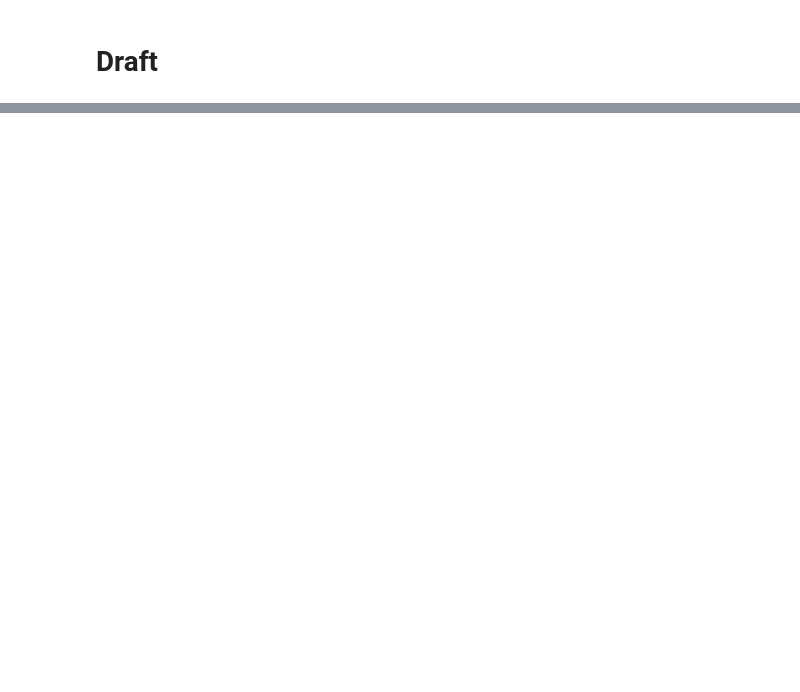
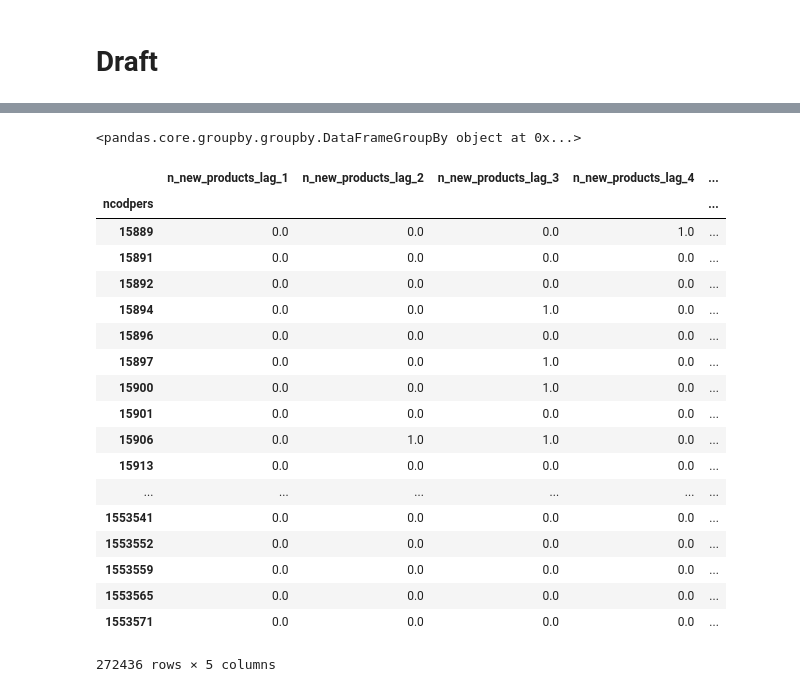
Before and after one commit to LiYan1988/santander-production-recommandation, a Jupyter notebook: notebooks/eda_4_30.ipynb, the cells around one changed output, grey strips where cells are left out. Drawn from its saved outputs; the diff is of its cells as text; code cells hidden in the pictures; blank space fills up the shorter version.

```diff
--- a/notebooks/eda_4_30.ipynb
+++ b/notebooks/eda_4_30.ipynb
@@ -65,0 +191,26 @@ Counting pattern...
+# %%
+target_history
+# %% [output]
+<pandas.core.groupby.groupby.DataFrameGroupBy object at 0x...>
+# %%
+dn
+# %% [output]
+|  | n_new_products_lag_1 | n_new_products_lag_2 | n_new_products_lag_3 | n_new_products_lag_4 | ... |
+| ncodpers |  |  |  |  | ... |
+| 15889 | 0.0 | 0.0 | 0.0 | 1.0 | ... |
+| 15891 | 0.0 | 0.0 | 0.0 | 0.0 | ... |
+| 15892 | 0.0 | 0.0 | 0.0 | 0.0 | ... |
+| 15894 | 0.0 | 0.0 | 1.0 | 0.0 | ... |
+| 15896 | 0.0 | 0.0 | 0.0 | 0.0 | ... |
+| 15897 | 0.0 | 0.0 | 1.0 | 0.0 | ... |
+| 15900 | 0.0 | 0.0 | 1.0 | 0.0 | ... |
+| 15901 | 0.0 | 0.0 | 0.0 | 0.0 | ... |
+| 15906 | 0.0 | 1.0 | 1.0 | 0.0 | ... |
+| 15913 | 0.0 | 0.0 | 0.0 | 0.0 | ... |
+| ... | ... | ... | ... | ... | ... |
+| 1553541 | 0.0 | 0.0 | 0.0 | 0.0 | ... |
+| 1553552 | 0.0 | 0.0 | 0.0 | 0.0 | ... |
+| 1553559 | 0.0 | 0.0 | 0.0 | 0.0 | ... |
+| 1553565 | 0.0 | 0.0 | 0.0 | 0.0 | ... |
+| 1553571 | 0.0 | 0.0 | 0.0 | 0.0 | ... |
+272436 rows × 5 columns
```
Also changed, not shown: parts of 18 cells of this notebook, 3 other files.
